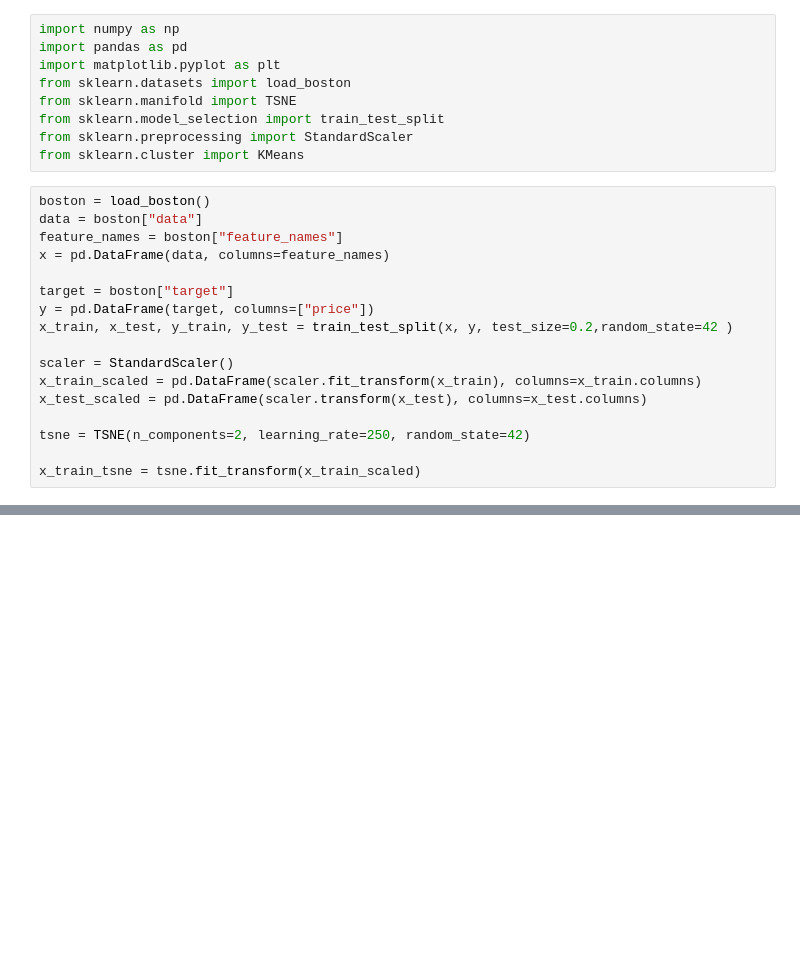
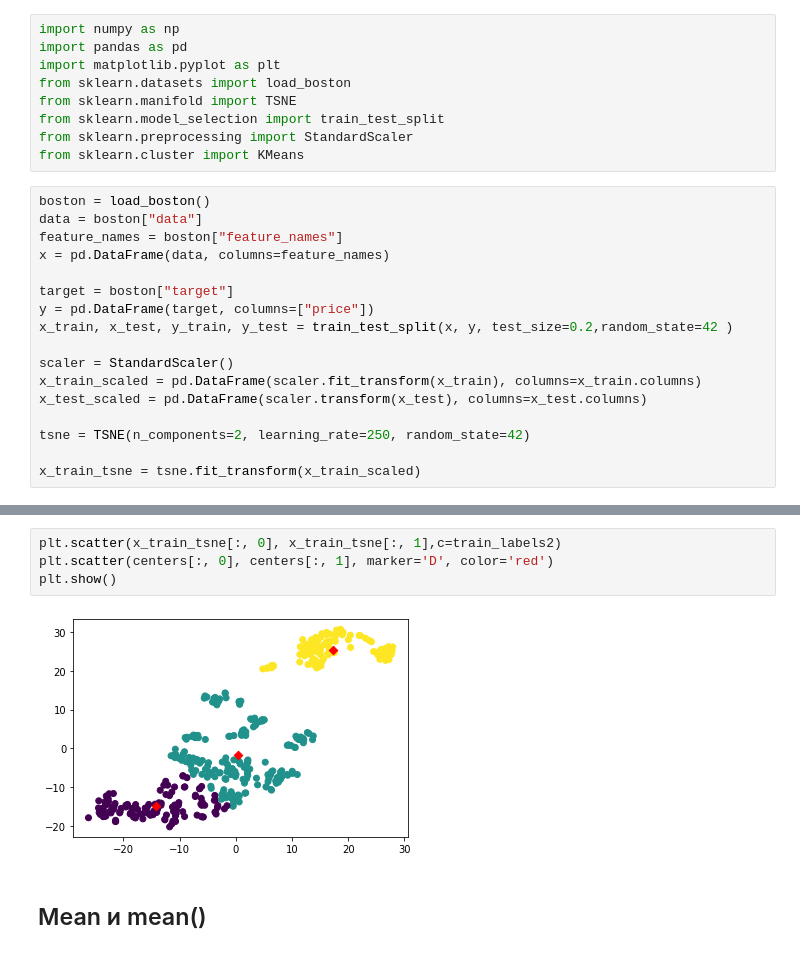
Before and after one commit to AlexeyTsypan/DS, a Jupyter notebook: lesson8_question.ipynb, the cells around one changed output, grey strips where cells are left out. Saved outputs shown, nothing was run; the diff lists cells and outputs as text; blank space fills up the shorter version.

```diff
--- a/lesson8_question.ipynb
+++ b/lesson8_question.ipynb
@@ -36,0 +40,8 @@ plt.show()
+# %%
+plt.scatter(x_train_tsne[:, 0], x_train_tsne[:, 1],c=train_labels2)
+plt.scatter(centers[:, 0], centers[:, 1], marker='D', color='red')
+plt.show()
+# %% [output]
+[figure, added]
+# %% [markdown]
+## Mean и mean()
```
Also changed, not shown: parts of 5 cells of this notebook.
